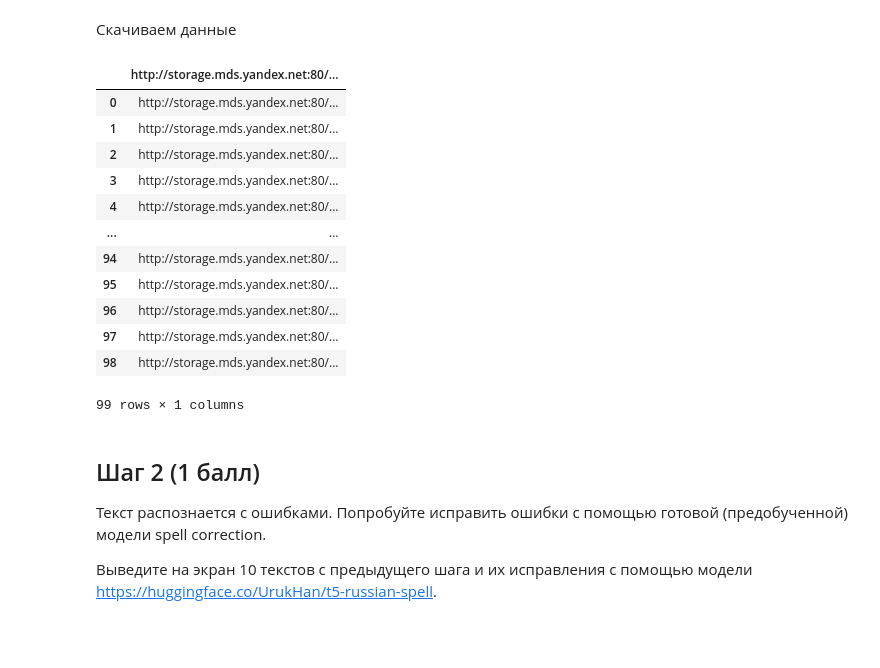
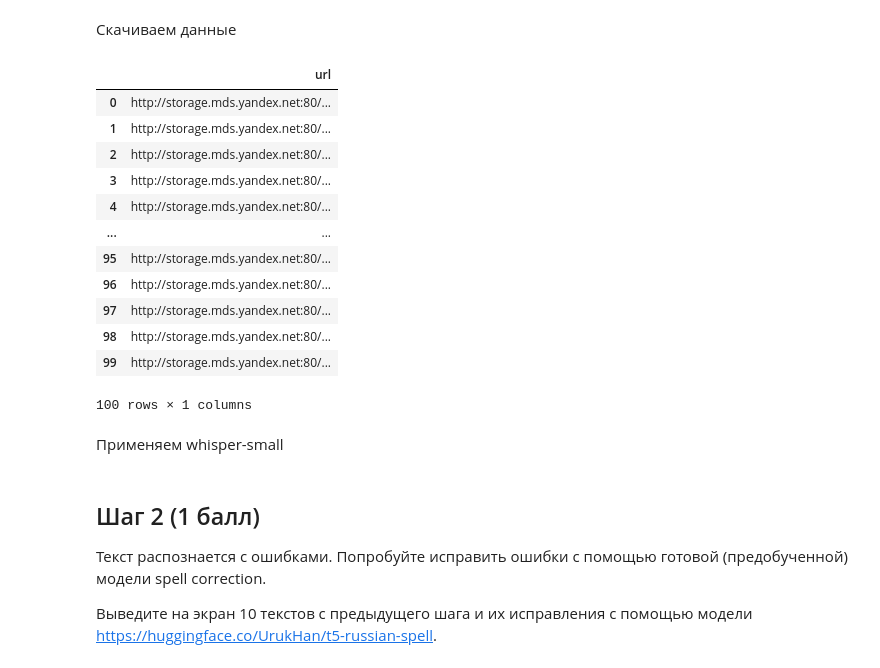
Before and after one commit to just-hw/GEN_HW1, a Jupyter notebook: Hometasks/Base/GenDL_HT1_base_2026.ipynb, the cells around one changed output. Saved outputs shown, nothing was run; the diff lists cells and outputs as text; code cells hidden in the pictures; blank space fills up the shorter version.

```diff
--- a/Hometasks/Base/GenDL_HT1_base_2026.ipynb
+++ b/Hometasks/Base/GenDL_HT1_base_2026.ipynb
@@ -53,21 +45,21 @@ download_url = requests.get(
     params={"public_key": "https://disk.yandex.ru/d/v2Hipv7XG4fEDQ"}
 ).json()["href"]
 # %%
-df = pd.read_csv(download_url, sep="\t")
+df = pd.read_csv(download_url, sep="\t", header=None, names=["url"])
 df
 # %% [output]
-|  | http://storage.mds.yandex.net:80/... |
+|  | url |
 | 0 | http://storage.mds.yandex.net:80/... |
 | 1 | http://storage.mds.yandex.net:80/... |
 | 2 | http://storage.mds.yandex.net:80/... |
 | 3 | http://storage.mds.yandex.net:80/... |
 | 4 | http://storage.mds.yandex.net:80/... |
 | ... | ... |
-| 94 | http://storage.mds.yandex.net:80/... |
 | 95 | http://storage.mds.yandex.net:80/... |
 | 96 | http://storage.mds.yandex.net:80/... |
 | 97 | http://storage.mds.yandex.net:80/... |
 | 98 | http://storage.mds.yandex.net:80/... |
+| 99 | http://storage.mds.yandex.net:80/... |
-99 rows × 1 columns
+100 rows × 1 columns
 # %%
 import ffmpeg
@@ -88,3 +101,5 @@ def download_audio(url, output_path):
+# %% [markdown]
+Применяем whisper-small
 # %% [markdown]
 ## Шаг 2 (1 балл)
 
```
Also changed, not shown: parts of 3 cells of this notebook.
